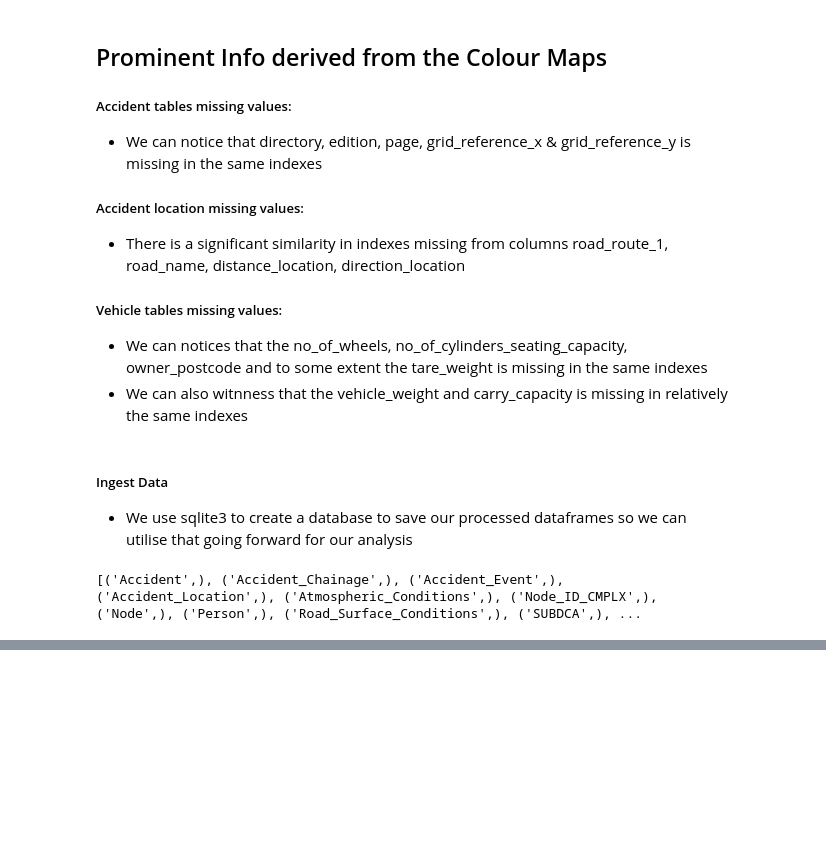
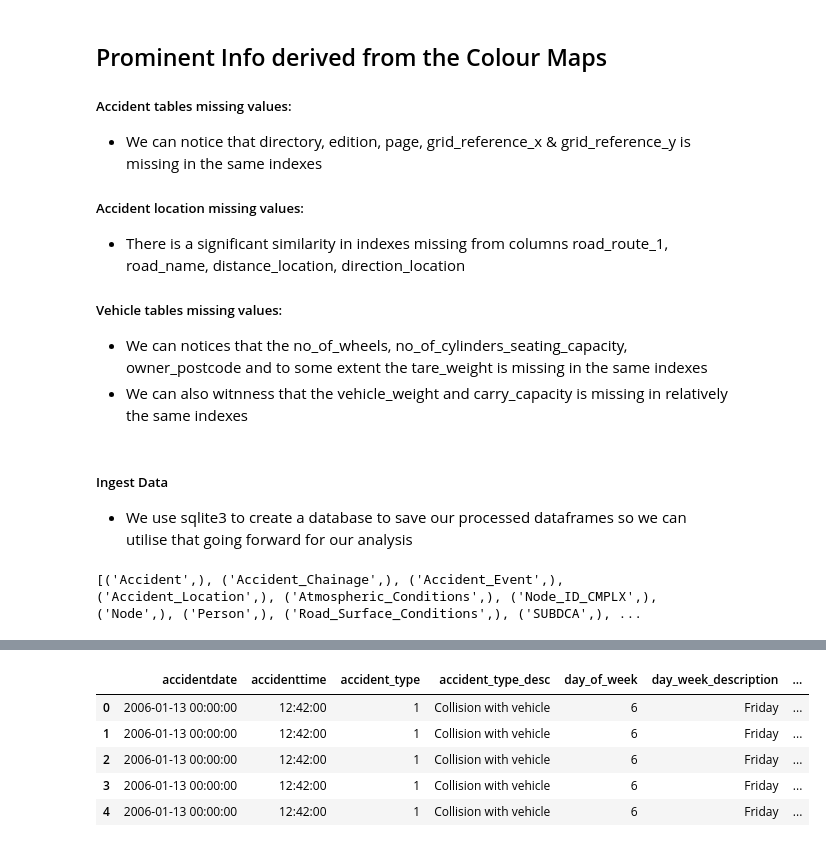
Before and after one commit to Kilo-zolo/Vic_CrashStats, a Jupyter notebook: notebooks/eda.ipynb, the cells around one changed output, grey strips where cells are left out. Saved outputs shown, nothing was run; the diff lists cells and outputs as text; code cells hidden in the pictures; blank space fills up the shorter version.

```diff
--- a/notebooks/eda.ipynb
+++ b/notebooks/eda.ipynb
@@ -251,0 +507,9 @@ print(query.fetchall())
+# %%
+selected_feats_dframe.head()
+# %% [output]
+|  | accidentdate | accidenttime | accident_type | accident_type_desc | day_of_week | day_week_description | ... |
+| 0 | 2006-01-13 00:00:00 | 12:42:00 | 1 | Collision with vehicle | 6 | Friday | ... |
+| 1 | 2006-01-13 00:00:00 | 12:42:00 | 1 | Collision with vehicle | 6 | Friday | ... |
+| 2 | 2006-01-13 00:00:00 | 12:42:00 | 1 | Collision with vehicle | 6 | Friday | ... |
+| 3 | 2006-01-13 00:00:00 | 12:42:00 | 1 | Collision with vehicle | 6 | Friday | ... |
+| 4 | 2006-01-13 00:00:00 | 12:42:00 | 1 | Collision with vehicle | 6 | Friday | ... |
```
Also changed, not shown: parts of 10 cells of this notebook, 1 other file.
